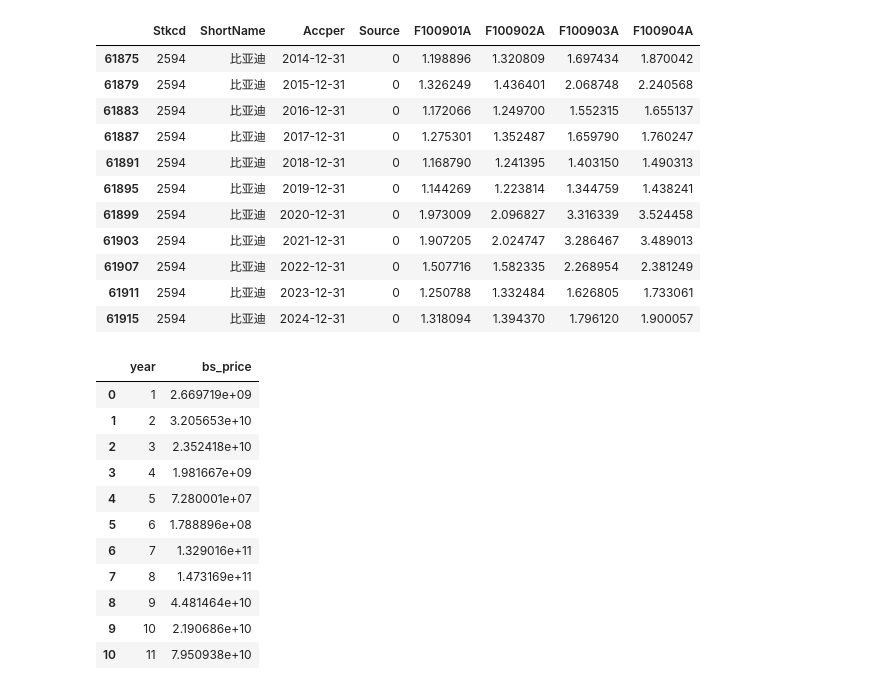
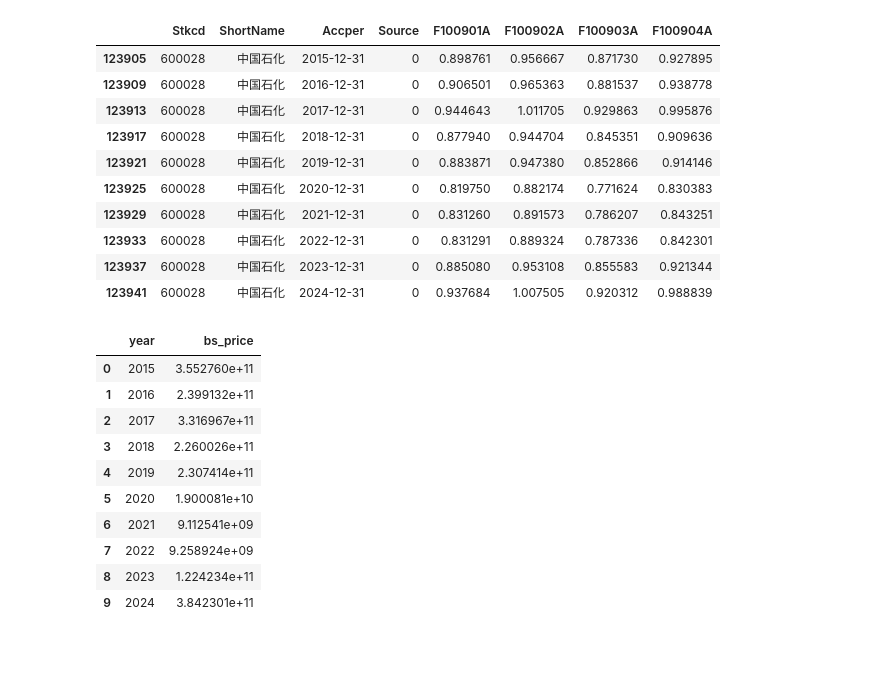
Before and after one commit to 3024174363/BS, a Jupyter notebook: 2.1.ipynb, the cells around one changed output. Saved outputs shown, nothing was run; the diff lists cells and outputs as text; code cells hidden in the pictures; blank space fills up the shorter version.

```diff
--- a/2.1.ipynb
+++ b/2.1.ipynb
@@ -1,11 +1,6 @@
 # %%
 import pandas as pd
 import numpy as np
-a=pd.read_csv('相对价值指标210221046\FI_T10.csv')
-b=pd.read_csv('数据资产价值.csv')
+a=pd.read_csv('相对价值指标210221046/FI_T10.csv',encoding='gbk')
+b=pd.read_csv('data/output/中国石化/bs_prices_600028.SH_with_year.csv')
+c="中国石化"
-# %%
-a['Accper'] = pd.to_datetime(a['Accper'])
-
-# 筛选每年12月31日
-end_of_year = a[(a['Accper'].dt.month == 12) & (a['date'].dt.day == 31)]
-print(end_of_year)
@@ -32,35 +7,33 @@ a[a["ShortName"]=="比亚迪"]
 # %%
 # 筛选比亚迪每年年底的数据（Accper 以 12-31 结尾）
-byd = a[a["ShortName"] == "比亚迪"].copy()
+byd = a[a["ShortName"] == c].copy()
 byd_year_end = byd[byd["Accper"].astype(str).str.endswith("12-31")]
-byd_year_end[-11:]
+byd_year_end[-10:]
 # %% [output]
 |  | Stkcd | ShortName | Accper | Source | F100901A | F100902A | F100903A | F100904A |
-| 61875 | 2594 | 比亚迪 | 2014-12-31 | 0 | 1.198896 | 1.320809 | 1.697434 | 1.870042 |
-| 61879 | 2594 | 比亚迪 | 2015-12-31 | 0 | 1.326249 | 1.436401 | 2.068748 | 2.240568 |
-| 61883 | 2594 | 比亚迪 | 2016-12-31 | 0 | 1.172066 | 1.249700 | 1.552315 | 1.655137 |
-| 61887 | 2594 | 比亚迪 | 2017-12-31 | 0 | 1.275301 | 1.352487 | 1.659790 | 1.760247 |
-| 61891 | 2594 | 比亚迪 | 2018-12-31 | 0 | 1.168790 | 1.241395 | 1.403150 | 1.490313 |
-| 61895 | 2594 | 比亚迪 | 2019-12-31 | 0 | 1.144269 | 1.223814 | 1.344759 | 1.438241 |
-| 61899 | 2594 | 比亚迪 | 2020-12-31 | 0 | 1.973009 | 2.096827 | 3.316339 | 3.524458 |
-| 61903 | 2594 | 比亚迪 | 2021-12-31 | 0 | 1.907205 | 2.024747 | 3.286467 | 3.489013 |
-| 61907 | 2594 | 比亚迪 | 2022-12-31 | 0 | 1.507716 | 1.582335 | 2.268954 | 2.381249 |
-| 61911 | 2594 | 比亚迪 | 2023-12-31 | 0 | 1.250788 | 1.332484 | 1.626805 | 1.733061 |
-| 61915 | 2594 | 比亚迪 | 2024-12-31 | 0 | 1.318094 | 1.394370 | 1.796120 | 1.900057 |
+| 123905 | 600028 | 中国石化 | 2015-12-31 | 0 | 0.898761 | 0.956667 | 0.871730 | 0.927895 |
+| 123909 | 600028 | 中国石化 | 2016-12-31 | 0 | 0.906501 | 0.965363 | 0.881537 | 0.938778 |
+| 123913 | 600028 | 中国石化 | 2017-12-31 | 0 | 0.944643 | 1.011705 | 0.929863 | 0.995876 |
+| 123917 | 600028 | 中国石化 | 2018-12-31 | 0 | 0.877940 | 0.944704 | 0.845351 | 0.909636 |
+| 123921 | 600028 | 中国石化 | 2019-12-31 | 0 | 0.883871 | 0.947380 | 0.852866 | 0.914146 |
+| 123925 | 600028 | 中国石化 | 2020-12-31 | 0 | 0.819750 | 0.882174 | 0.771624 | 0.830383 |
+| 123929 | 600028 | 中国石化 | 2021-12-31 | 0 | 0.831260 | 0.891573 | 0.786207 | 0.843251 |
+| 123933 | 600028 | 中国石化 | 2022-12-31 | 0 | 0.831291 | 0.889324 | 0.787336 | 0.842301 |
+| 123937 | 600028 | 中国石化 | 2023-12-31 | 0 | 0.885080 | 0.953108 | 0.855583 | 0.921344 |
+| 123941 | 600028 | 中国石化 | 2024-12-31 | 0 | 0.937684 | 1.007505 | 0.920312 | 0.988839 |
 # %%
 b
 # %% [output]
 |  | year | bs_price |
-| 0 | 1 | 2.669719e+09 |
-| 1 | 2 | 3.205653e+10 |
-| 2 | 3 | 2.352418e+10 |
-| 3 | 4 | 1.981667e+09 |
-| 4 | 5 | 7.280001e+07 |
-| 5 | 6 | 1.788896e+08 |
-| 6 | 7 | 1.329016e+11 |
-| 7 | 8 | 1.473169e+11 |
-| 8 | 9 | 4.481464e+10 |
-| 9 | 10 | 2.190686e+10 |
-| 10 | 11 | 7.950938e+10 |
+| 0 | 2015 | 3.552760e+11 |
+| 1 | 2016 | 2.399132e+11 |
+| 2 | 2017 | 3.316967e+11 |
+| 3 | 2018 | 2.260026e+11 |
+| 4 | 2019 | 2.307414e+11 |
+| 5 | 2020 | 1.900081e+10 |
+| 6 | 2021 | 9.112541e+09 |
+| 7 | 2022 | 9.258924e+09 |
+| 8 | 2023 | 1.224234e+11 |
+| 9 | 2024 | 3.842301e+11 |
 # %%
 import scipy.stats as stats
```
Also changed, not shown: parts of 3 cells of this notebook, 18 other files.
